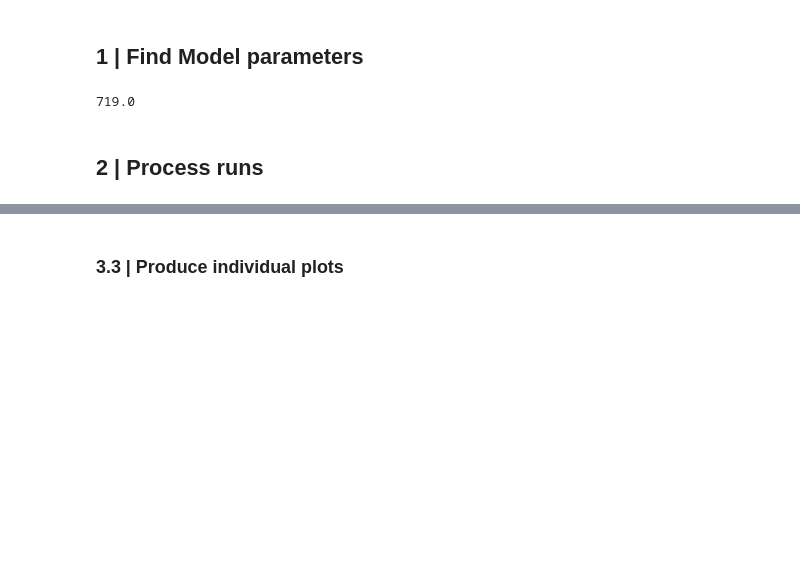
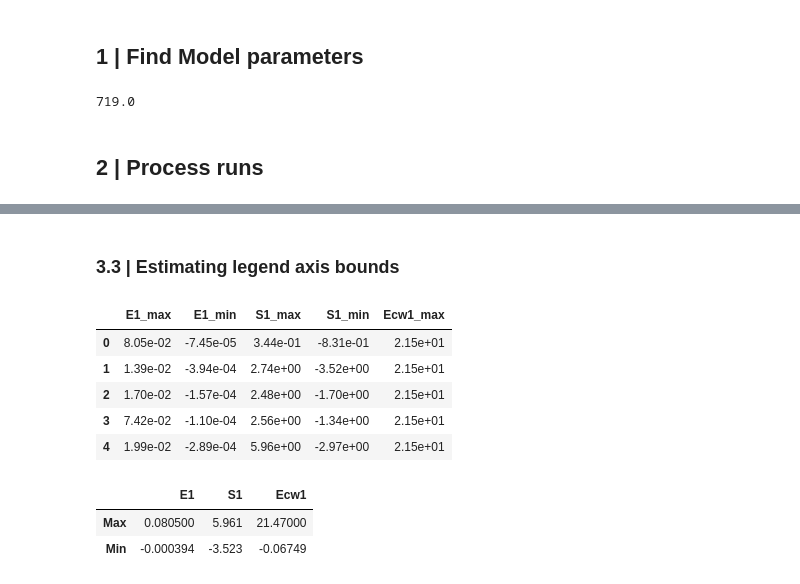
Before and after one commit to MunawarJohar/BRICKS, a Jupyter notebook: bricks/bricks_fea.ipynb, the cells around one changed output, grey strips where cells are left out. Drawn from its saved outputs; the diff is of its cells as text; code cells hidden in the pictures; blank space fills up the shorter version.

```diff
--- a/bricks/bricks_fea.ipynb
+++ b/bricks/bricks_fea.ipynb
@@ -123,2 +375,2 @@ analyse_models(dir,analysis_info, plot_settings)
 # %% [markdown]
-### <strong> 3.3 | Produce individual plots</strong>
+### <strong> 3.3 | Estimating legend axis bounds</strong>
@@ -124,0 +379,58 @@ analyse_models(dir,analysis_info, plot_settings)
+# %%
+dirTS =  r'C:\Users\javie\OneDrive - Delft University of Technology\Year 2\Q3 & Q4\CIEM0500 - MS Thesis Project\!content\Experimentation\Modelling\Models\Continuum\Standard\2\Outer\2DW20 - TS\Wall2_outer_NLA.tb'
+dirHJ = r'C:\Users\javie\OneDrive - Delft University of Technology\Year 2\Q3 & Q4\CIEM0500 - MS Thesis Project\!content\Experimentation\Modelling\Models\EMM\2D\Standard\2\Outer\2DW2O - EMHJ\Wall2_outer_demo_NLA.tb'
+dirS = r'C:\Users\javie\OneDrive - Delft University of Technology\Year 2\Q3 & Q4\CIEM0500 - MS Thesis Project\!content\Experimentation\Modelling\Models\EMM\2D\Standard\2\Outer\2DW2O - EMS\Wall2_outer_demo_NLA.tb'
+dirITS = r'C:\Users\javie\OneDrive - Delft University of Technology\Year 2\Q3 & Q4\CIEM0500 - MS Thesis Project\!content\Experimentation\Modelling\Models\Continuum\Standard\2\Inner\2DW2I - TS\2DW2I_-_TS_NLA.tb'
+dirIS = r'C:\Users\javie\OneDrive - Delft University of Technology\Year 2\Q3 & Q4\CIEM0500 - MS Thesis Project\!content\Experimentation\Modelling\Models\EMM\2D\Standard\2\Inner\2DWI - EMS\2DWI_-_EMS_NLA.tb'
+
+dirs = [dirTS,dirHJ,dirS,dirITS,dirIS]
+df_l = []
+
+for dir in dirs:
+    df = process_tabulated(dir)
+    df_l.append(df)
+# %%
+# Initialize a dictionary to hold max and min values for each model
+model_stats = {}
+
+# Initialize variables for global maximum of Ecw1 across all models
+global_cmx = float('-inf')
+
+for i, rr in enumerate(df_l):
+    # Calculate max and min for E1, S1, and Ecw1 for the current model
+    emx = rr['E1'].max()
+    emn = rr['E1'].min()
+    smx = rr['S1'].max()
+    smn = rr['S1'].min()
+    cmx = rr['Ecw1'].max()
+
+    # Update global maximum for Ecw1
+    global_cmx = max(global_cmx, cmx)
+
+    # Store the max and min values for the current model
+    model_stats[i] = {'E1_max': emx, 'E1_min': emn, 'S1_max': smx, 'S1_min': smn}
+
+# Update the global maximum for Ecw1 in the model_stats dictionary
+for model in model_stats:
+    model_stats[model]['Ecw1_max'] = global_cmx
+
+# Optionally, convert the model_stats dictionary to a DataFrame for better visualization
+import pandas as pd
+stats_df = pd.DataFrame(model_stats).T  # Transpose to have models as rows
+pd.options.display.float_format = '{:.2e}'.format
+stats_df
+# %% [output]
+|  | E1_max | E1_min | S1_max | S1_min | Ecw1_max |
+| 0 | 8.05e-02 | -7.45e-05 | 3.44e-01 | -8.31e-01 | 2.15e+01 |
+| 1 | 1.39e-02 | -3.94e-04 | 2.74e+00 | -3.52e+00 | 2.15e+01 |
+| 2 | 1.70e-02 | -1.57e-04 | 2.48e+00 | -1.70e+00 | 2.15e+01 |
+| 3 | 7.42e-02 | -1.10e-04 | 2.56e+00 | -1.34e+00 | 2.15e+01 |
+| 4 | 1.99e-02 | -2.89e-04 | 5.96e+00 | -2.97e+00 | 2.15e+01 |
+# %%
+import pandas as pd
+
+pd.DataFrame({'E1': [emx,emn],'S1': [smx,smn],'Ecw1': [cmx,cmn]},index=['Max','Min'])
+# %% [output]
+|  | E1 | S1 | Ecw1 |
+| Max | 0.080500 | 5.961 | 21.47000 |
+| Min | -0.000394 | -3.523 | -0.06749 |
```
Also changed, not shown: parts of 6 cells of this notebook, 14 other files.
